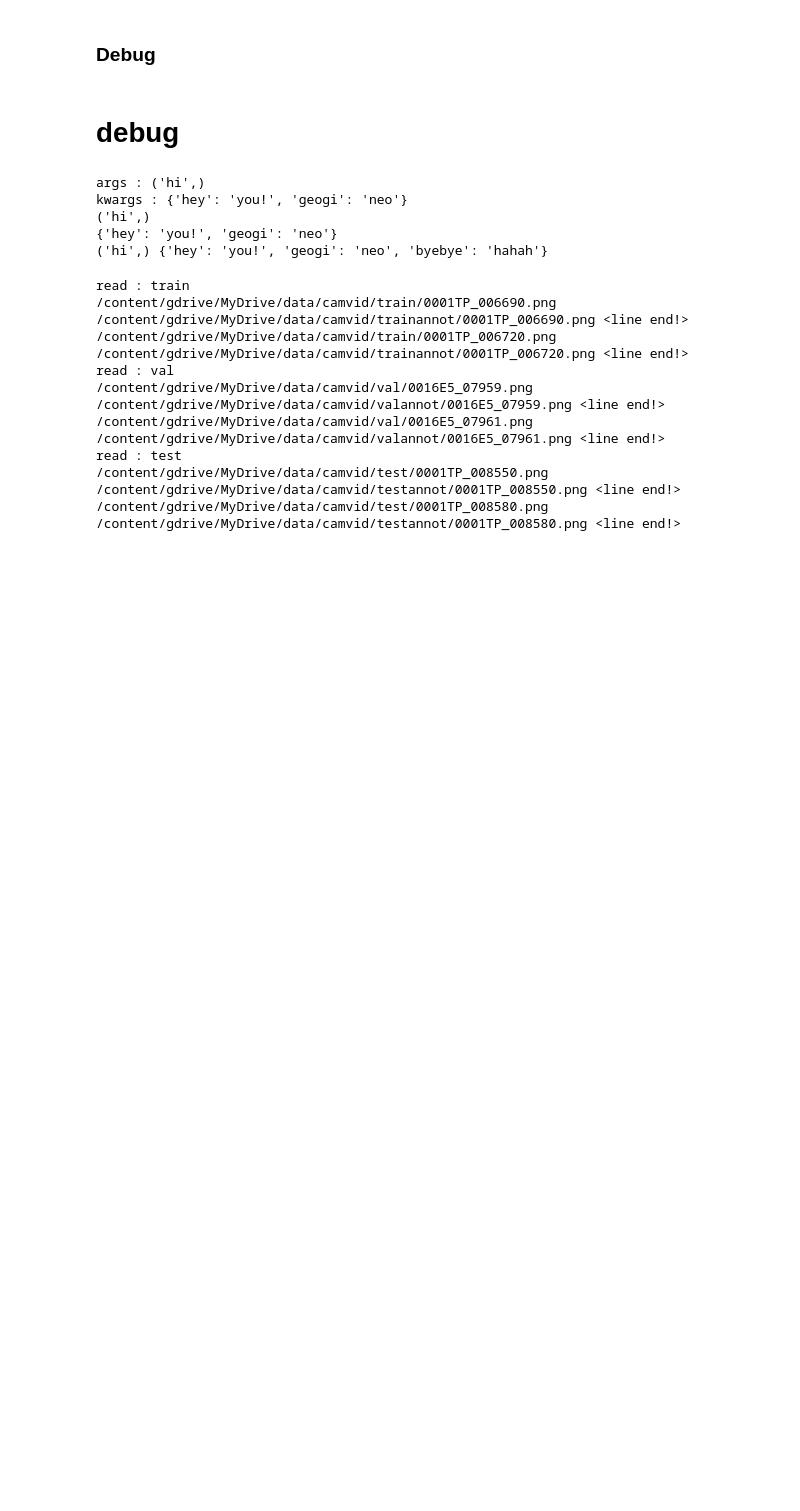
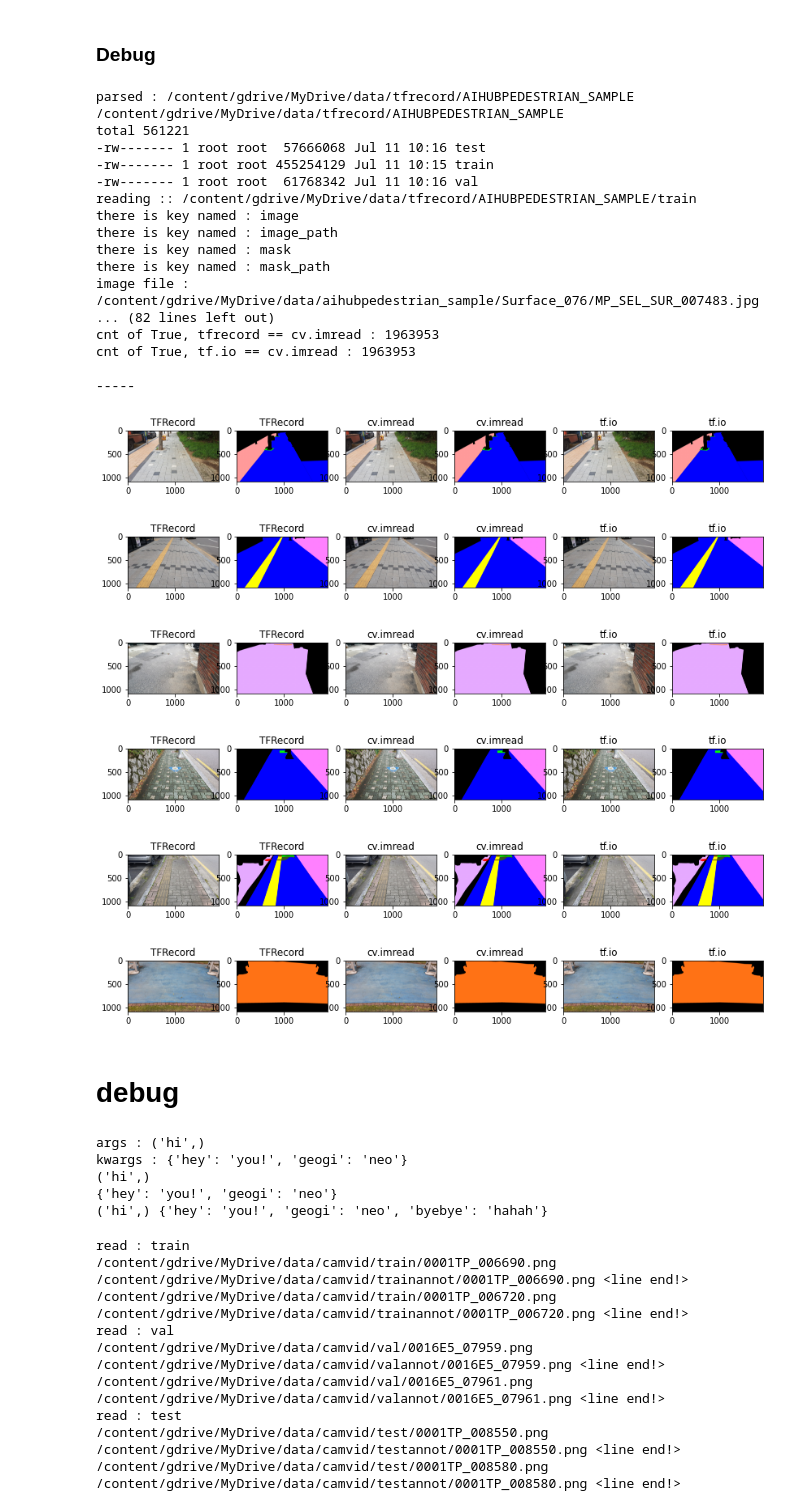
Before and after one commit to deer-develop/paper_implementation_and_testing_tf2, a Jupyter notebook: utils/Generate_TFRecord.ipynb, the cells around one changed output. Drawn from its saved outputs; the diff is of its cells as text; code cells hidden in the pictures; blank space fills up the shorter version.

Commit message:
[bugfix] 이미지 파일과 마스크파일의 수가 같은 경우 찾은 파일을 정렬 않고 바로 쓰는 문제 해결 [bugfix] train, test, valid 에 해당하는 데이터가 계속 누적되어 tfrecord 로 작성되고 있었던 문제 해결 [docs] debug 셀에 파일 라인수 검사하는 구문 추가 및 가독성 개선

```diff
--- a/utils/Generate_TFRecord.ipynb
+++ b/utils/Generate_TFRecord.ipynb
@@ -211,0 +234,21 @@ TFRECORD_FROM_INDEXFILE = True #@param {type:"boolean"}
+# %%
+DATASETNAME = "aihubpedestrian_sample" #@param ['aihubpedestrian', 'camvid', 'aihubpedestrian_sample']
+DATASETNAME_TFRECORD_SAVE = "aihubpedestrian_sample" #@param {type:"string"}
+TXT_FILE_DIR = os.path.join(DATA_INDEXFILE_DIR, DATASETNAME.upper())
+TFRECORD_FILE_DIR = os.path.join(DATA_TFRECORD_DIR, DATASETNAME_TFRECORD_SAVE.upper())
+TFRECORD_FROM_INDEXFILE = True #@param {type:"boolean"}
+
+if DATASETNAME in ["aihubpedestrian", "aihubpedestrian_sample"]:
+    print('data directory : {}'.format(DATASET_DIR_PEDESTRIAN))
+elif DATASETNAME == "camvid":
+    print('data directory : {}'.format(DATASET_DIR_CAMVID))
+else:
+    raise NotImplementedError
+
+if TFRECORD_FROM_INDEXFILE:
+    print('indexfile result directory : {}'.format(os.path.join(TXT_FILE_DIR)))
+    li = tf.io.gfile.listdir(TXT_FILE_DIR)
+else:
+    print('conversion only works from index textfile.')
+    raise NotImplementedError
+print('tfrecord result directory : {}'.format(TFRECORD_FILE_DIR))
@@ -389,4 +451,7 @@ for name in ['train', 'val', 'test']:
         for _ in range(5):
             line = f.readline()
             print(line.strip('\n'), '<line end!>')
+    with tf.io.gfile.GFile(os.path.join(TXT_FILE_DIR, name), mode='r') as f:
+        num_lines = sum(1 for line in f)
+        print('...number of lines : {}\n'.format(num_lines))
 # %% [output]
@@ -644,9 +979,13 @@ for name in ['train', 'val', 'test']:
     print('reading :: {}'.format(reading_file))
     dataset = tf.data.TFRecordDataset(reading_file).map(_parse_tfrecord)
 
-    for features in dataset.batch(1).take(1):
+    for features in dataset.batch(1).take(2):
         for key in features.keys():
             print('there is key named : {}'.format(key))
+
+        p_image = features["image_path"].numpy()[0].decode("utf-8")
+        p_mask = features["mask_path"].numpy()[0].decode("utf-8")
+        print('image file : {}\nmask file : {}'.format(p_image, p_mask))
 
         ##debugging code
         plt.figure(figsize=(14, 14))
@@ -659,40 +998,63 @@ for name in ['train', 'val', 'test']:
         plt.title('TFRecord')
         print('from tfrecord : {}'.format(np.unique((features["mask"].numpy().squeeze()[270:,:70]))))
 
         ##debugging code
         if not USE_GCS:
             plt.subplot(1,6,3)
-            p_image = features["image_path"].numpy()[0].decode("utf-8")
             cv_image = cv2.imread(p_image)
             cv_image = cv2.cvtColor(cv_image, cv2.COLOR_BGR2RGB)
             plt.imshow(cv_image)
             plt.title('cv.imread')
 
             plt.subplot(1,6,4)
-            p_mask = features["mask_path"].numpy()[0].decode("utf-8")
             cv_mask = cv2.imread(p_mask)
-            plt.imshow((cv_mask/cv_mask.max())[270:,:70], cmap='gray')
+            cv_mask = cv2.cvtColor(cv_mask, cv2.COLOR_BGR2RGB)
+            plt.imshow((cv_mask/cv_mask.max()), cmap='gray')
             plt.title('cv.imread')
-            print('from cv.imread : {}'.format(np.unique(temp_mask[270:,:70])))
+            print('from cv.imread : {}'.format(np.unique(cv_mask[270:,:70])))
 
         ##debugging code
         tf_image, tf_mask = _imread_tf(p_image, p_mask)
         plt.subplot(1,6,5)
         plt.title('tf.io')
         plt.imshow(tf_image.numpy().squeeze())
 
-        ##debugging code
         plt.subplot(1,6,6)
         plt.title('tf.io')
-        plt.imshow((tf_mask.numpy().squeeze()/tf_mask.numpy().max())[270:,:70], cmap='gray')
-        print('from tf.io : {}'.format(np.unique(temp_mask[270:,:70])))
+        plt.imshow((tf_mask.numpy().squeeze()/tf_mask.numpy().max()), cmap='gray')
+        print('from tf.io : {}'.format(np.unique(tf_mask[270:,:70])))
 
         ##debugging code
         # Three result should be same.
         print('cnt of True, tfrecord == tf.io : {}'.format(np.count_nonzero(features["image"].numpy().squeeze()==tf_image) ))
         if not USE_GCS:
             print('cnt of True, tfrecord == cv.imread : {}'.format(np.count_nonzero(features["image"].numpy().squeeze()==cv_image) ))
             print('cnt of True, tf.io == cv.imread : {}'.format(np.count_nonzero(cv_image==tf_image) ))
+        print('\n-----\n')
+# %% [output]
+parsed : /content/gdrive/MyDrive/data/tfrecord/AIHUBPEDESTRIAN_SAMPLE
+/content/gdrive/MyDrive/data/tfrecord/AIHUBPEDESTRIAN_SAMPLE
+total 561221
+-rw------- 1 root root  57666068 Jul 11 10:16 test
+-rw------- 1 root root 455254129 Jul 11 10:15 train
+-rw------- 1 root root  61768342 Jul 11 10:16 val
+reading :: /content/gdrive/MyDrive/data/tfrecord/AIHUBPEDESTRIAN_SAMPLE/train
+there is key named : image
+there is key named : image_path
+there is key named : mask
+there is key named : mask_path
+image file : /content/gdrive/MyDrive/data/aihubpedestrian_sample/Surface_076/MP_SEL_SUR_007483.jpg
+... (82 lines left out)
+cnt of True, tfrecord == cv.imread : 1963953
+cnt of True, tf.io == cv.imread : 1963953
+
+-----
+[figure, added]
+[figure, added]
+[figure, added]
+[figure, added]
+[figure, added]
+[figure, added]
 # %% [markdown]
 # debug
 # %%
```
Also changed, not shown: parts of 20 cells of this notebook.
